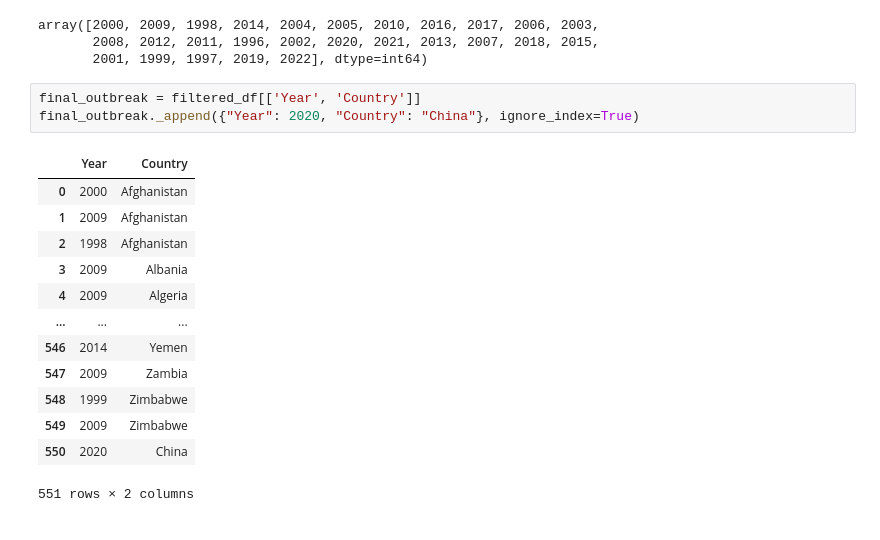
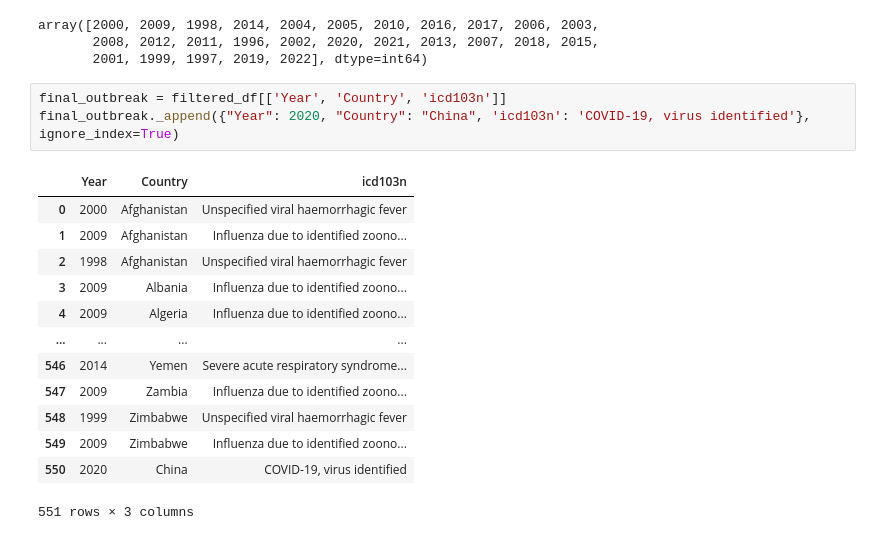
Before and after one commit to alevine5/MADS-Capstone, a Jupyter notebook: MLpipeline.ipynb, the cells around one changed output. Cells and saved outputs as stored; diff of their text form.

```diff
--- a/MLpipeline.ipynb
+++ b/MLpipeline.ipynb
@@ -66,19 +72,19 @@ array([2000, 2009, 1998, 2014, 2004, 2005, 2010, 2016, 2017, 2006, 2003,
        2008, 2012, 2011, 1996, 2002, 2020, 2021, 2013, 2007, 2018, 2015,
        2001, 1999, 1997, 2019, 2022], dtype=int64)
 # %%
-final_outbreak = filtered_df[['Year', 'Country']]
-final_outbreak._append({"Year": 2020, "Country": "China"}, ignore_index=True)
+final_outbreak = filtered_df[['Year', 'Country', 'icd103n']]
+final_outbreak._append({"Year": 2020, "Country": "China", 'icd103n': 'COVID-19, virus identified'}, ignore_index=True)
 # %% [output]
-|  | Year | Country |
-| 0 | 2000 | Afghanistan |
-| 1 | 2009 | Afghanistan |
-| 2 | 1998 | Afghanistan |
-| 3 | 2009 | Albania |
-| 4 | 2009 | Algeria |
-| ... | ... | ... |
-| 546 | 2014 | Yemen |
-| 547 | 2009 | Zambia |
-| 548 | 1999 | Zimbabwe |
-| 549 | 2009 | Zimbabwe |
-| 550 | 2020 | China |
+|  | Year | Country | icd103n |
+| 0 | 2000 | Afghanistan | Unspecified viral haemorrhagic fever |
+| 1 | 2009 | Afghanistan | Influenza due to identified zoono... |
+| 2 | 1998 | Afghanistan | Unspecified viral haemorrhagic fever |
+| 3 | 2009 | Albania | Influenza due to identified zoono... |
+| 4 | 2009 | Algeria | Influenza due to identified zoono... |
+| ... | ... | ... | ... |
+| 546 | 2014 | Yemen | Severe acute respiratory syndrome... |
+| 547 | 2009 | Zambia | Influenza due to identified zoono... |
+| 548 | 1999 | Zimbabwe | Unspecified viral haemorrhagic fever |
+| 549 | 2009 | Zimbabwe | Influenza due to identified zoono... |
+| 550 | 2020 | China | COVID-19, virus identified |
-551 rows × 2 columns
+551 rows × 3 columns
```
Also changed, not shown: parts of 18 cells of this notebook.
